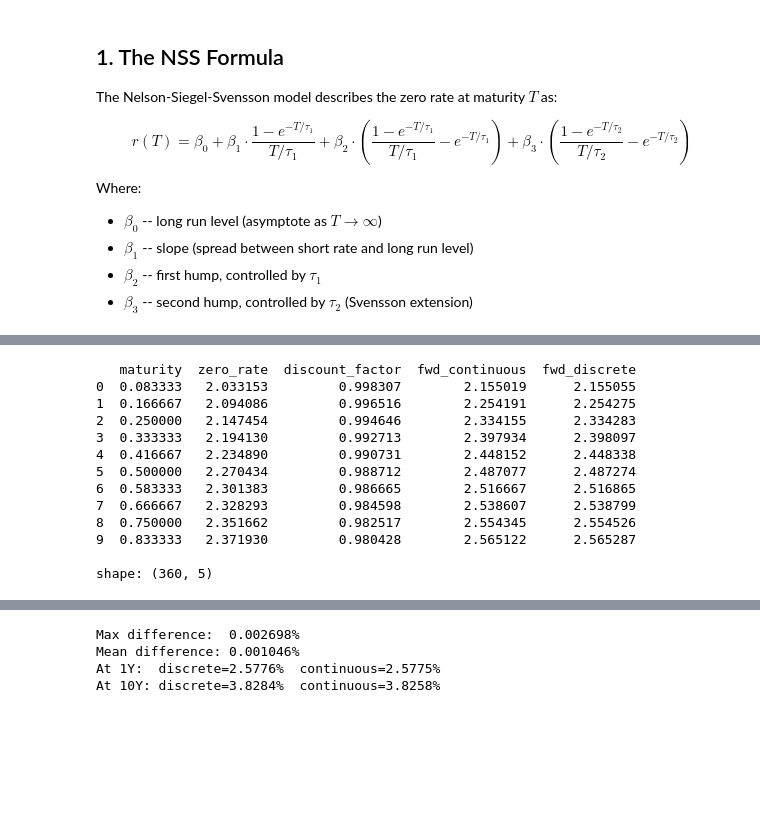
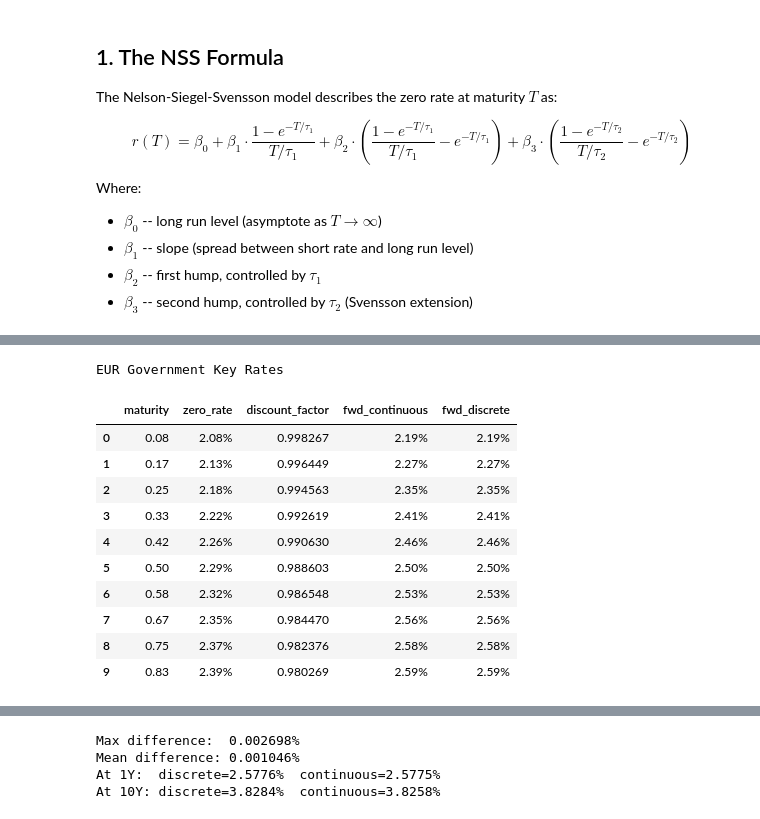
Before and after one commit to mrspatbile/quant-risk-engine, a Jupyter notebook: notebooks/01_yield_curves/01_nss_ecb.ipynb, the cells around one changed output, grey strips where cells are left out. Drawn from its saved outputs; the diff is of its cells as text; code cells hidden in the pictures; blank space fills up the shorter version.

```diff
--- a/notebooks/01_yield_curves/01_nss_ecb.ipynb
+++ b/notebooks/01_yield_curves/01_nss_ecb.ipynb
@@ -151,4 +145,6 @@ cash flow conventions.
 # %%
+# finite difference approximation of a derivative using nearby points on a grid
+
 # maturity grid from 1 month to 30 years
 maturities = np.linspace(1/12, 30, 360)
 
@@ -160,52 +156,59 @@ zero_rates = nss_zero_rate(
     beta2 = p.beta2,
     beta3 = p.beta3,
     tau1  = p.tau1,
     tau2  = p.tau2,
 )
 
 # discount factors: P(0,T) = exp(-r(T) * T / 100)
-# divide by 100 because rates are in percent
-discount_factors = np.exp(-zero_rates / 100 * maturities)
+discount_factors = np.exp(-zero_rates * maturities)
 
 # continuous forward rates: f(0,T) = -d/dT ln P(0,T)
 # numerical approximation using finite differences
 dT = maturities[1] - maturities[0]
-fwd_continuous = -np.diff(np.log(discount_factors)) / dT
-fwd_continuous = np.append(fwd_continuous, fwd_continuous[-1]) * 100
+fwd_continuous = (-np.diff(np.log(discount_factors)) / dT)
+# align array length with maturities by repeating last observed value
+fwd_continuous = np.append(fwd_continuous, fwd_continuous[-1])
 
 # discrete forward rates: f(t, t+1) = (1+r_{t+1})^{t+1} / (1+r_t)^t - 1
 # rates divided by 100 for computation, result multiplied back
-r = zero_rates / 100
+r = zero_rates
 growth = (1 + r) ** maturities
 fwd_discrete_step = np.diff(growth) / growth[:-1]
+# align array length with maturities by repeating last observed value
 fwd_discrete_step = np.append(fwd_discrete_step, fwd_discrete_step[-1])
 
 # annualise: each step is dT years, so compound up to 1 year
-fwd_discrete = ((1 + fwd_discrete_step) ** (1 / dT) - 1) * 100
+fwd_discrete = ((1 + fwd_discrete_step) ** (1 / dT) - 1)
 
 # collect into a DataFrame
 curve = pd.DataFrame({
     "maturity"        : maturities,
     "zero_rate"       : zero_rates,
     "discount_factor" : discount_factors,
     "fwd_continuous"  : fwd_continuous,
     "fwd_discrete"    : fwd_discrete,
 })
 
-print(curve.head(10))
-print(f"\nshape: {curve.shape}")
+curve.head(10).style\
+    .format({
+        'maturity': "{:.2f}",
+        'zero_rate': "{:.2%}",
+        'discount_factor': "{:.6f}",
+        'fwd_continuous': "{:.2%}",
+        'fwd_discrete': "{:.2%}"
+    })\
+    .set_caption(f"EUR Government Key Rates")
 # %% [output]
-   maturity  zero_rate  discount_factor  fwd_continuous  fwd_discrete
-0  0.083333   2.033153         0.998307        2.155019      2.155055
-1  0.166667   2.094086         0.996516        2.254191      2.254275
-2  0.250000   2.147454         0.994646        2.334155      2.334283
-3  0.333333   2.194130         0.992713        2.397934      2.398097
-4  0.416667   2.234890         0.990731        2.448152      2.448338
-5  0.500000   2.270434         0.988712        2.487077      2.487274
-6  0.583333   2.301383         0.986665        2.516667      2.516865
-7  0.666667   2.328293         0.984598        2.538607      2.538799
-8  0.750000   2.351662         0.982517        2.554345      2.554526
-9  0.833333   2.371930         0.980428        2.565122      2.565287
-
-shape: (360, 5)
+EUR Government Key Rates
+|  | maturity | zero_rate | discount_factor | fwd_continuous | fwd_discrete |
+| 0 | 0.08 | 2.08% | 0.998267 | 2.19% | 2.19% |
+| 1 | 0.17 | 2.13% | 0.996449 | 2.27% | 2.27% |
+| 2 | 0.25 | 2.18% | 0.994563 | 2.35% | 2.35% |
+| 3 | 0.33 | 2.22% | 0.992619 | 2.41% | 2.41% |
+| 4 | 0.42 | 2.26% | 0.990630 | 2.46% | 2.46% |
+| 5 | 0.50 | 2.29% | 0.988603 | 2.50% | 2.50% |
+| 6 | 0.58 | 2.32% | 0.986548 | 2.53% | 2.53% |
+| 7 | 0.67 | 2.35% | 0.984470 | 2.56% | 2.56% |
+| 8 | 0.75 | 2.37% | 0.982376 | 2.58% | 2.58% |
+| 9 | 0.83 | 2.39% | 0.980269 | 2.59% | 2.59% |
 # %%
```
Also changed, not shown: parts of 23 cells of this notebook.
